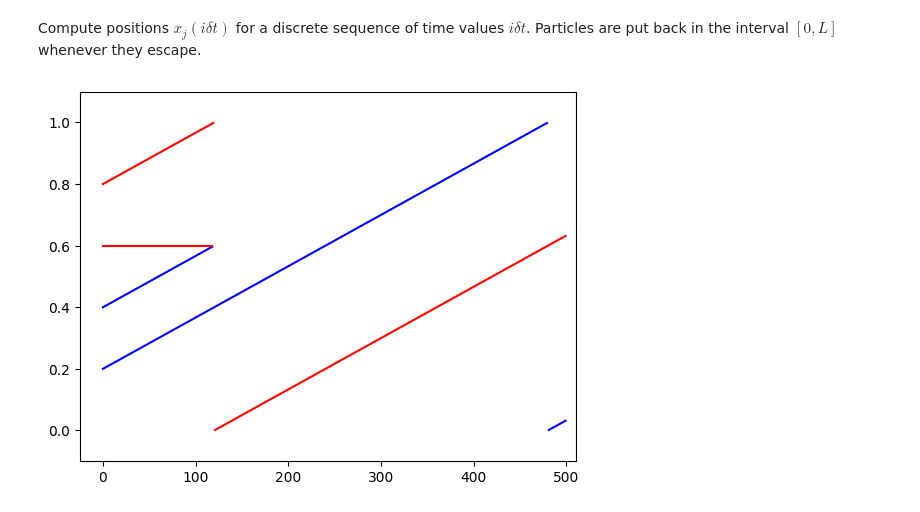
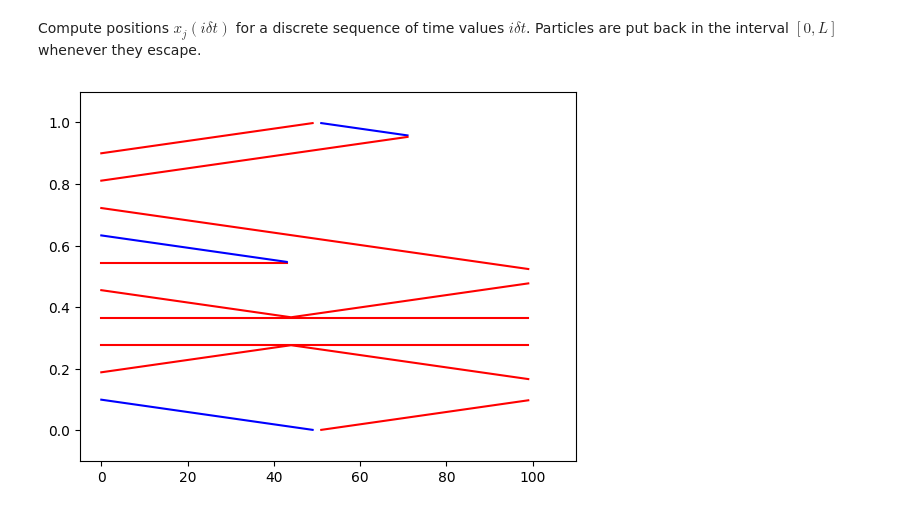
Before and after one commit to Epsylene/BrownianAnnihilation, a Jupyter notebook: code.ipynb, the cells around one changed output. Cells and saved outputs as stored; diff of their text form; code cells hidden in the pictures.

Commit message:
Updated the README + concentration plot

```diff
--- a/code.ipynb
+++ b/code.ipynb
@@ -8,20 +8,20 @@ Velocities can be drawn from well defined values $\{−v_0, 0, +v_0\}$ or from a
 # %% [markdown]
 Situation where the numbers of $A$ and $\overline A$ are exactly the same or not
 # %%
-n = 4 # number of particles
-r = 0.5 # ratio of particles over anti-particles
-n_p = int(n*r)
+n = 10 # number of particles
+r = 0.2 # proportion of particles
+n_p = int(n*(1 - r))
 n_a = n - n_p
 
 L = 1 # box size
 v0 = 1 # particles initial velocity
 
-N = 500 # number of time steps
-dt = 1/600 # time step interval
+N = 100 # number of time steps
+dt = 1/500 # time step interval
 
 # Place particles at even intervals along the axis
 x = np.zeros((N, n))
-x[0] = L*np.linspace(0.2, 0.8, n)
+x[0] = L*np.linspace(0.1, 0.9, n)
 # Fill the rest with NaNs, to avoid plotting values that haven't
 # been calculated
 x[1:, :] = np.nan
@@ -68,33 +68,34 @@ for t in range(N-1):
 
             # If one is a particle and the other is an anti-particle,
             # then they annihilate each other; else, they bounce off
             # each other in an elastic fashion.
             if abs(dx0) < 0.1 and dx0*dx1 < 0:
                 if particles[i] == -particles[j]:
                     # NaN values are not shown by matplotlib, so
                     # a particle and anti-particle tracks stop
                     # after their collision
                     x[t, i] = x[t, j] = np.nan
                     annihilated.append(i)
                     annihilated.append(j)
                 else:
                     # Boucing off means that velocities are
                     # reversed for both particles
                     v[i] *= -1; v[j] *= -1
 
         # Move all particles by one step
         x[t + 1] = x[t] + v*dt
 
 # Avoid plotting lines between wrapped values
+x_plot = np.copy(x)
 for (t, i) in wrapped:
-    x[t, i] = np.nan
+    x_plot[t, i] = np.nan
 
 # Plot the trajectories of all particles
 for i, p in enumerate(particles):
-    plt.plot(range(N), x[:, i], color = 'b' if p == 1 else 'r')
+    plt.plot(range(N), x_plot[:, i], color = 'b' if p == 1 else 'r')
 
 plt.xlim(-N/20, N+10)
 plt.ylim(-0.1, L+0.1)
 plt.show()
 # %% [output]
-[figure, old version]
+[figure, new version]
```
Also changed, not shown: parts of 1 cell of this notebook, 1 other file.
